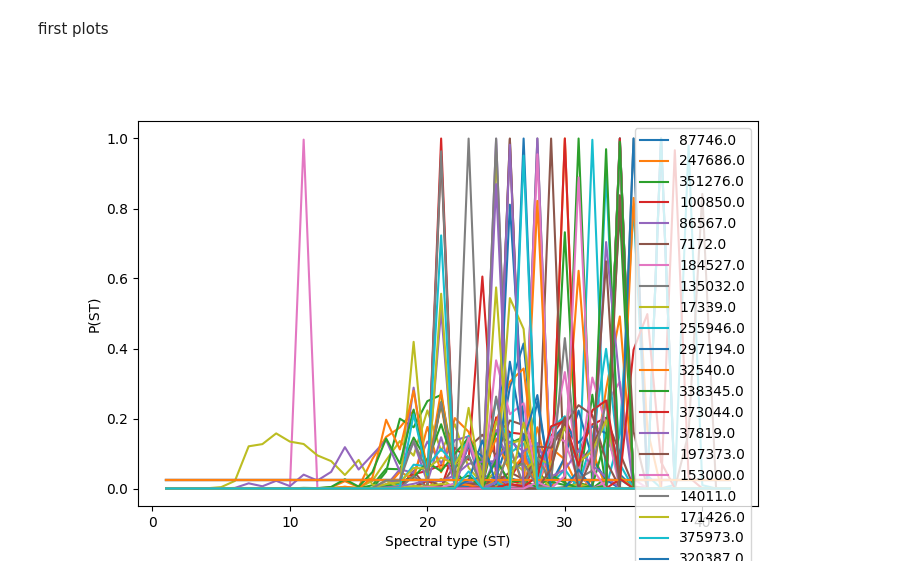
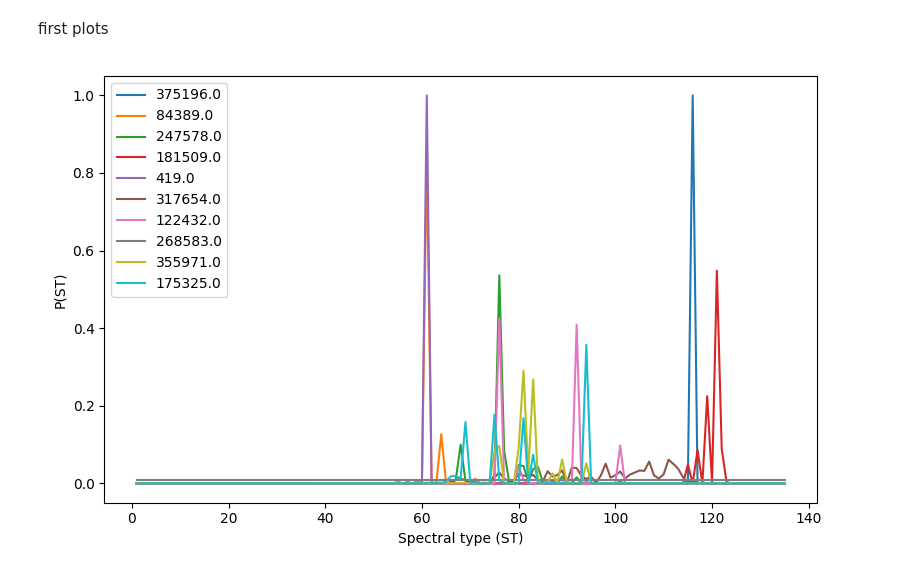
Before and after one commit to lephare-photoz/lephare, a Jupyter notebook: training_stats/notebooks/tests_star_pdf.ipynb, the cells around one changed output. Saved outputs shown, nothing was run; the diff lists cells and outputs as text; code cells hidden in the pictures.

```diff
--- a/training_stats/notebooks/tests_star_pdf.ipynb
+++ b/training_stats/notebooks/tests_star_pdf.ipynb
@@ -16,28 +16,28 @@ from scipy.optimize import curve_fit
 # .prob path
 base_dir = os.path.abspath(os.path.join(os.getcwd(), '..'))
 # pdf_path = os.path.join(base_dir, 'simulation_catalogs/DES/DES_STARCAT/WORK_COMPLETE2/zphota/star_pdfs/DESstar_PICKLES_DES_10000_PDFstar.prob')
-pdf_path = os.path.join(base_dir, 'simulation_catalogs/star_gal/PDFs/DC1_PICKLES_LSST_10000_PDFstar.prob')
+pdf_path = os.path.join(base_dir, 'simulation_catalogs/star_gal/PDFs/DC1_PICKLESfull_LSST_10000_PDFstar.prob')
 
 pdf_file = np.loadtxt(pdf_path)
 # %% [markdown]
 first plots
 # %%
-rows=np.linspace(1,9900,100, dtype='int')
+rows=np.linspace(5,9900,10, dtype='int')
 pdz_rows = [pdf_file[row][1:] for row in rows]
 
 # Plot
 plt.figure(figsize=(8, 5))
 
 for (row,i) in zip(pdz_rows,rows):
     x=np.linspace(1,len(row),len(row))
     plt.plot(x,row, label=f'{pdf_file[i][0]}')
 
 # plt.title(f'PDF_star for IDENT={pdf_file[row][0]}')
 plt.xlabel('Spectral type (ST)')
 plt.ylabel('P(ST)')
 plt.legend()
 
 plt.tight_layout()
 plt.show()
 # %% [output]
-[figure, old version]
+[figure, new version]
```
